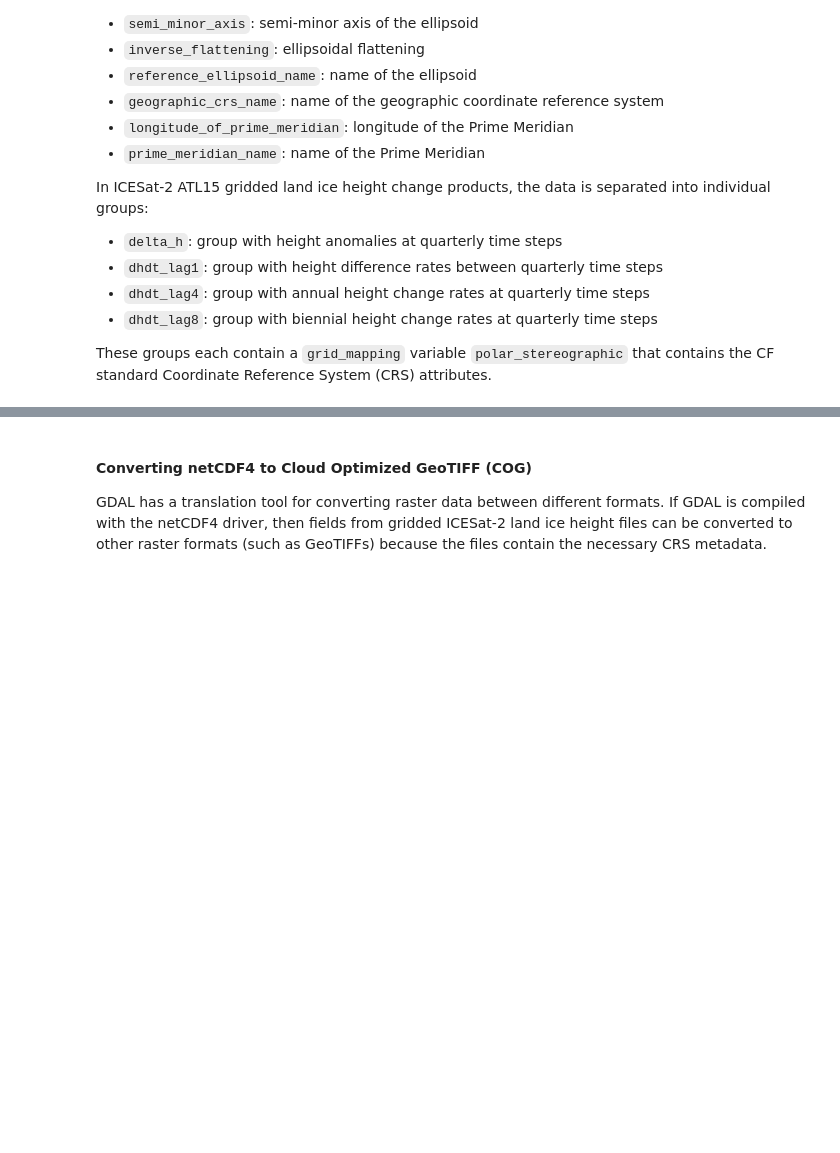
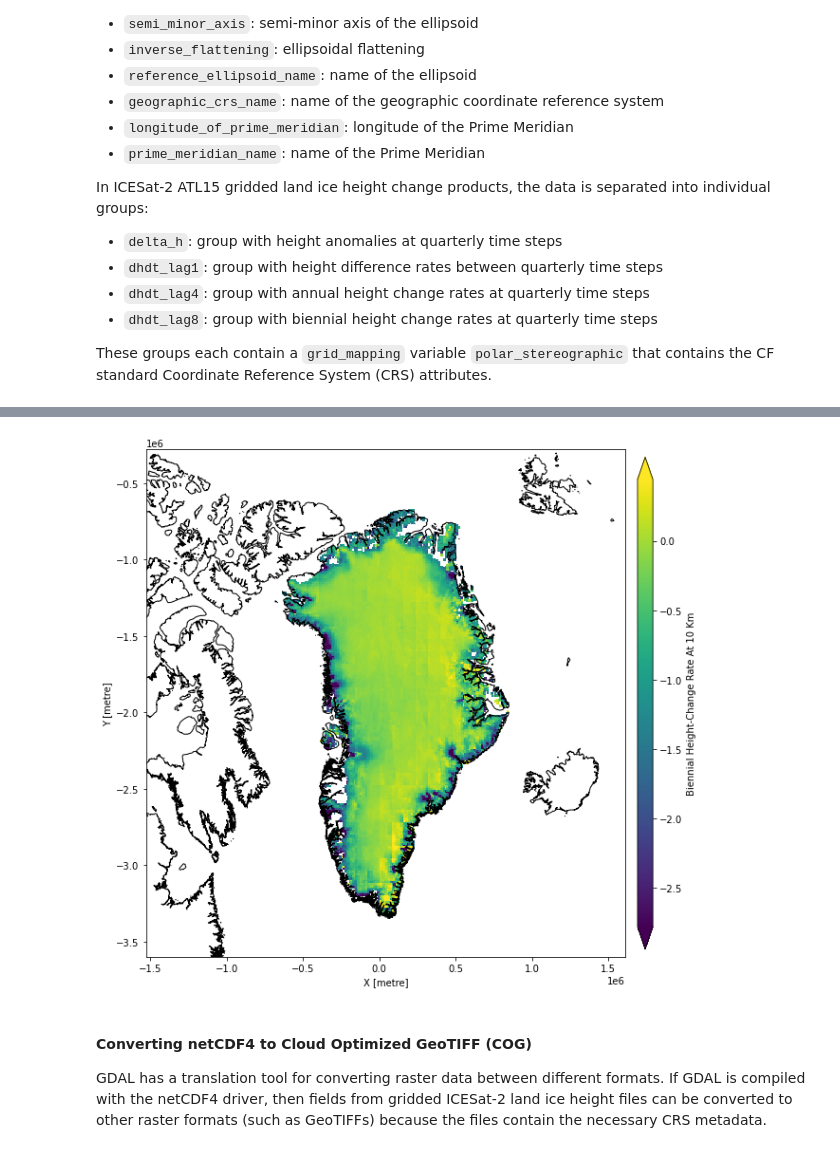
Before and after one commit to ICESAT-2HackWeek/website2022, a Jupyter notebook: book/tutorials/geospatial/geospatial-advanced.ipynb, the cells around one changed output, grey strips where cells are left out. Drawn from its saved outputs; the diff is of its cells as text; code cells hidden in the pictures; blank space fills up the shorter version.

```diff
--- a/book/tutorials/geospatial/geospatial-advanced.ipynb
+++ b/book/tutorials/geospatial/geospatial-advanced.ipynb
@@ -1166,0 +1131,7 @@ FileNotFoundError: [Errno 2] No such file or directory: b'ATL15_GL_0311_01km_001
+# %%
+# query CMR for ATL15 files
+ids,urls = utilities.cmr(product='ATL15',regions='GL',resolutions='10km',verbose=False)
+buffer,response_error = utilities.from_nsidc(urls[0], local=os.path.join('/tmp',ids[0]))
+# open the ATL15 netCDF4 file with xarray
+ds = xr.open_dataset(buffer, group='dhdt_lag8')
+ds
@@ -1167,36 +1151,40 @@ FileNotFoundError: [Errno 2] No such file or directory: b'ATL15_GL_0311_01km_001
 # %%
 fig,ax4 = plt.subplots(num=4, figsize=(9,9))
-crs3413 = pyproj.CRS.from_epsg(crs['spatial_epsg'])
+# get coordinate reference system of ATL15
+field = 'dhdt'
+grid_mapping_name = ds[field].grid_mapping
+crs = pyproj.CRS.from_wkt(ds[grid_mapping_name].crs_wkt)
+# extents of output image
 xmin,xmax,ymin,ymax = (-1530000, 1610000,-3600000, -280000)
 # extents of ATL15 image
-field = 'delta_h'
-data = fields[field]
-extent = (fields['x'].min(),fields['x'].max(),fields['y'].min(),fields['y'].max())
+extent = (ds['x'].min(),ds['x'].max(),ds['y'].min(),ds['y'].max())
 # get vmin and vmax from all ATL15 values
-vmin,vmax = np.nanquantile(np.ma.filled(fields[field], np.nan), (0.01, 0.99))
-# add ATL15 image
-im = ax4.imshow(fields[field][0,:,:],
+vmin,vmax = np.nanquantile(np.ma.filled(ds[field], np.nan), (0.01, 0.99))
+# add ATL15 image for field
+im = ax4.imshow(ds[field][0,:,:],
     extent=extent, vmin=vmin, vmax=vmax,
     interpolation='nearest',
     cmap=plt.cm.get_cmap('viridis'),
     origin='lower')
 # add coastlines
-gshhg.to_crs(crs3413).plot(ax=ax4, color='none', edgecolor='black')
+gshhg.to_crs(crs).plot(ax=ax4, color='none', edgecolor='black')
 # set x and y limits
 ax4.set_xlim(xmin,xmax)
 ax4.set_ylim(ymin,ymax)
 ax4.set_aspect('equal', adjustable='box')
 # add x and y labels
-x_info,y_info = crs3413.axis_info
+x_info,y_info = crs.axis_info
 ax4.set_xlabel('{0} [{1}]'.format(x_info.name,x_info.unit_name))
 ax4.set_ylabel('{0} [{1}]'.format(y_info.name,y_info.unit_name))
 # add colorbar
-cbar = plt.colorbar(im, cax=fig.add_axes([0.86, 0.08, 0.025, 0.90]),
+cbar = plt.colorbar(im, cax=fig.add_axes([0.86, 0.13, 0.025, 0.8]),
     extend='both')
-cbar.ax.set_ylabel(attributes[field]['long_name'].title())
+cbar.ax.set_ylabel(ds[field].long_name.title())
 cbar.solids.set_rasterized(True)
 # adjust subplot and show
 fig.subplots_adjust(left=0.06,right=0.84,bottom=0.08,top=0.98)
+# %% [output]
+[figure, added]
 # %% [markdown]
 #### Converting netCDF4 to Cloud Optimized GeoTIFF (COG)
 GDAL has a translation tool for converting raster data between different formats.  If GDAL is compiled with the netCDF4 driver, then fields from gridded ICESat-2 land ice height files can be converted to other raster formats (such as GeoTIFFs) because the files contain the necessary CRS metadata.
```
Also changed, not shown: parts of 17 cells of this notebook, 2 other files.
